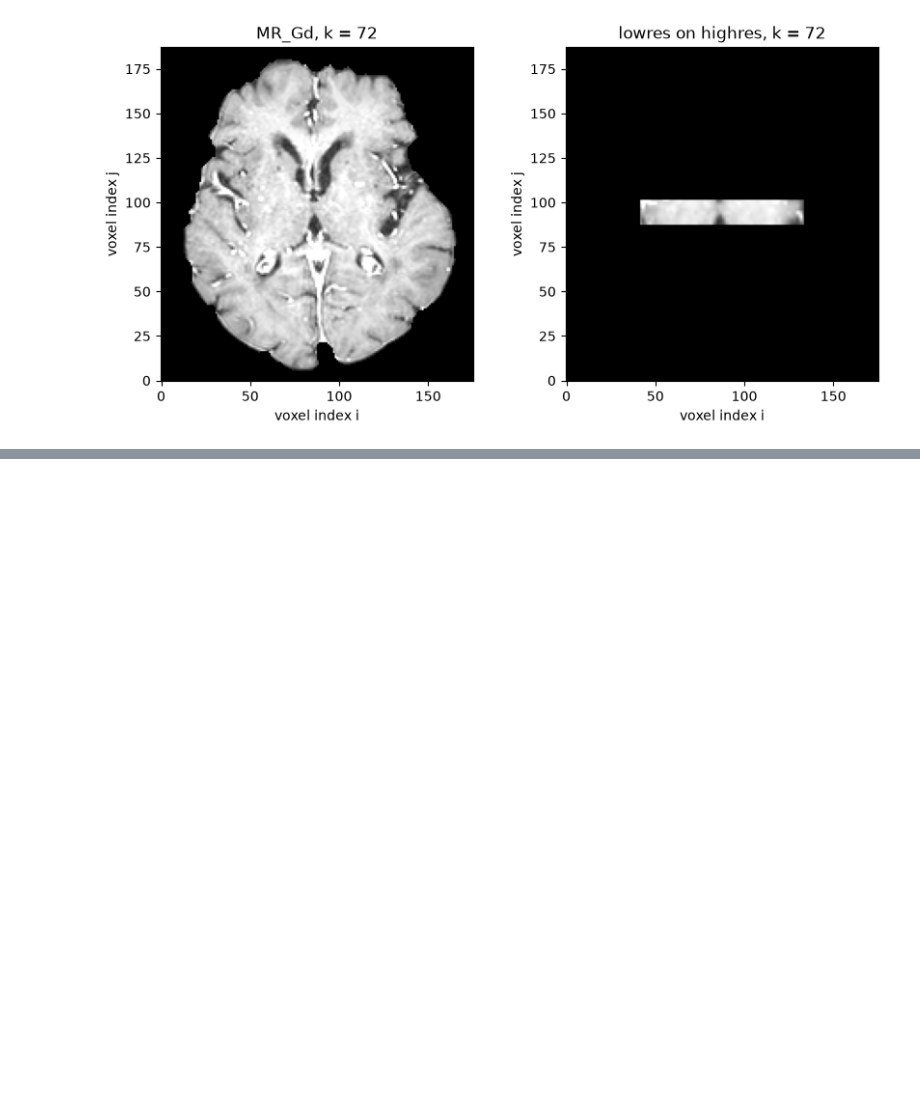
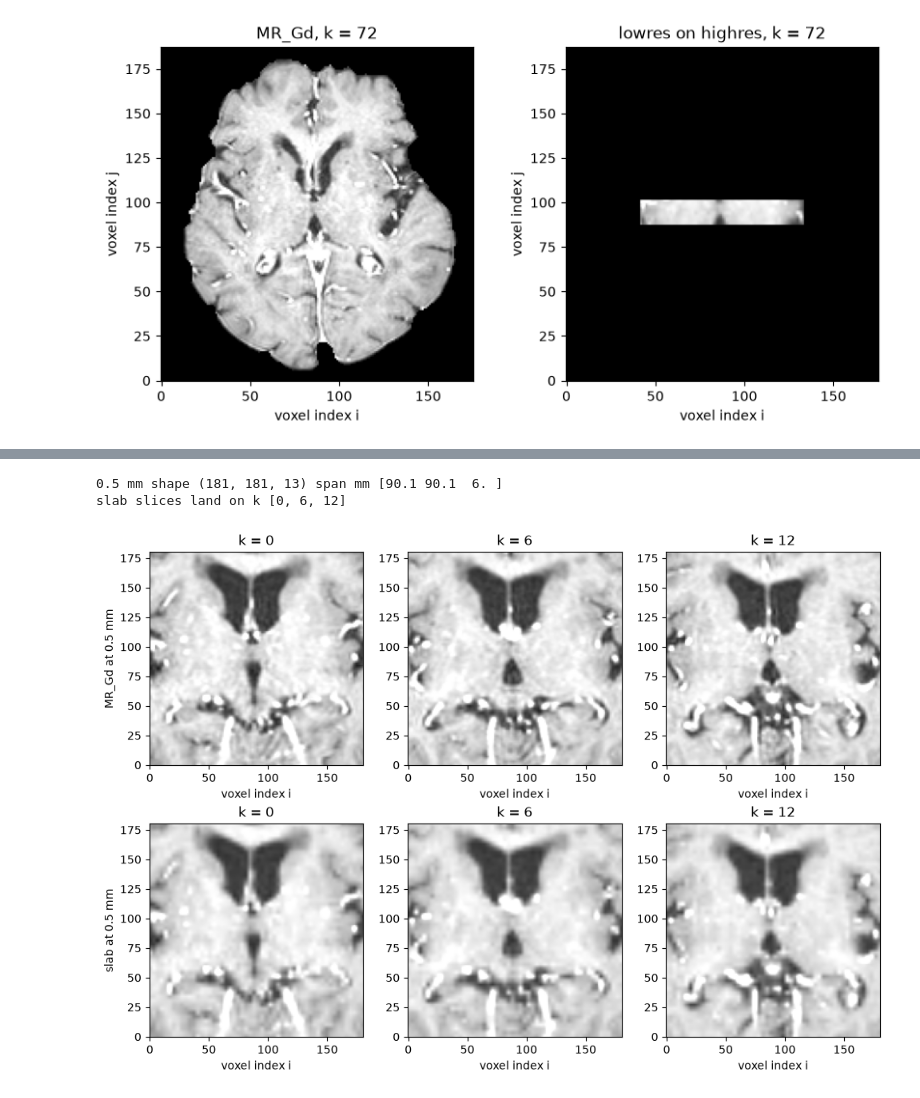
Before and after one commit to cest-sources/imaging_science_tools, a Jupyter notebook: 5_nifti_geometry_and_resampling/nifti_geometry_and_resampling.ipynb, the cells around one changed output, grey strips where cells are left out. Cells and saved outputs as stored; diff of their text form; code cells hidden in the pictures; blank space fills up the shorter version.

```diff
--- a/5_nifti_geometry_and_resampling/nifti_geometry_and_resampling.ipynb
+++ b/5_nifti_geometry_and_resampling/nifti_geometry_and_resampling.ipynb
@@ -262,0 +315,30 @@ show_niivue(
+# %%
+iso = 0.5
+span = (np.asarray(lowres_shape) - 1) * low_spacing
+iso_shape = tuple(int(n) for n in (np.round(span / iso).astype(int) + 1))
+iso_affine = grid_affine(iso_shape, (iso, iso, iso), tilt, center_world)
+
+high_on_iso = resample_to_grid(highres, highres_affine, iso_shape, iso_affine)
+low_on_iso = resample_to_grid(lowres, lowres_affine, iso_shape, iso_affine, mode="nearest")
+path_iso_high = save(high_on_iso, iso_affine, "MR_Gd_slab_0.5mm.nii.gz")
+path_iso_low = save(low_on_iso, iso_affine, "MR_Gd_tilt_lowres_0.5mm.nii.gz")
+
+low_center_k = (lowres_shape[2] - 1) / 2.0
+iso_center_k = (iso_shape[2] - 1) / 2.0
+ks_iso = [
+    int(round(iso_center_k + (k - low_center_k) * (low_spacing[2] / iso)))
+    for k in range(lowres_shape[2])
+]
+print("0.5 mm shape", iso_shape, "span mm", np.round(span, 1))
+print("slab slices land on k", ks_iso)
+# %% [output]
+0.5 mm shape (181, 181, 13) span mm [90.1 90.1  6. ]
+slab slices land on k [0, 6, 12]
+# %%
+compare_slices(
+    [("MR_Gd at 0.5 mm", high_on_iso), ("slab at 0.5 mm", low_on_iso)],
+    ks=ks_iso,
+    vmax=vmax,
+)
+# %% [output]
+[figure, added]
```
Also changed, not shown: parts of 8 cells of this notebook, 1 other file.
